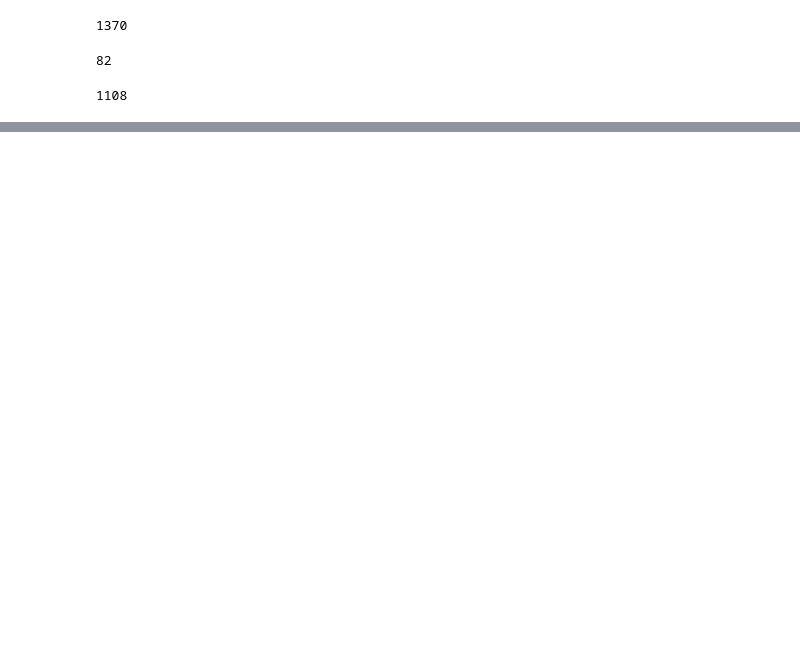
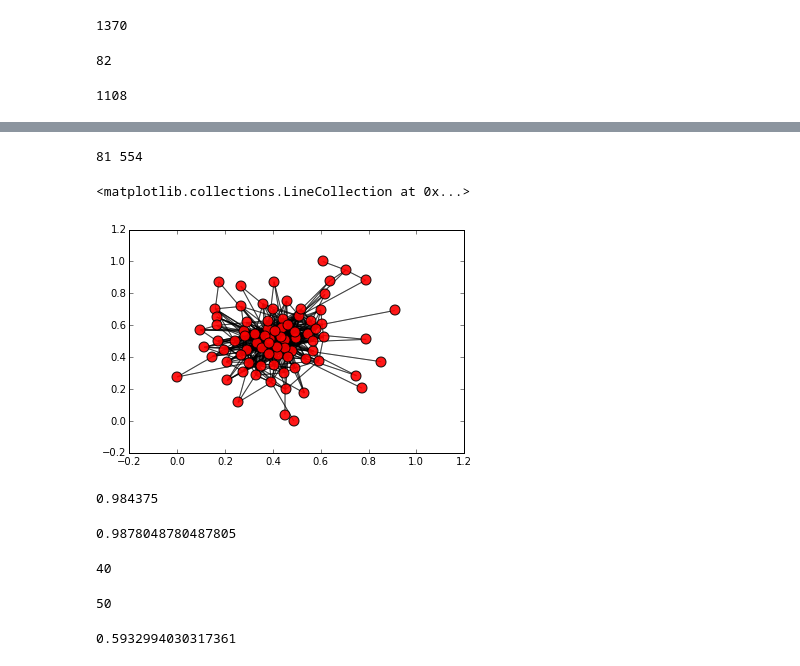
Before and after one commit to chengg04/Python_assignment, a Jupyter notebook: Data_analysis_assignment.ipynb, the cells around one changed output, grey strips where cells are left out. Cells and saved outputs as stored; diff of their text form; code cells hidden in the pictures; blank space fills up the shorter version.

```diff
--- a/Data_analysis_assignment.ipynb
+++ b/Data_analysis_assignment.ipynb
@@ -92,0 +124,45 @@ len(high_review_friends)
+# %%
+highreview_friends_graph=nx.Graph()
+highreview_friends_graph.add_edges_from(high_review_friends)
+print(highreview_friends_graph.number_of_nodes(),highreview_friends_graph.number_of_edges())
+# %% [output]
+81 554
+# %%
+pos2=nx.spring_layout(highreview_friends_graph)
+nx.draw_networkx_nodes(highreview_friends_graph,pos2,
+                      node_color='r',
+                      node_size=100,
+                      alpha=0.9)
+nx.draw_networkx_edges(highreview_friends_graph,pos2,
+                       edgelist=high_review_friends,
+                      width=1,
+                      alpha=0.5,edge_color='black')
+# %% [output]
+<matplotlib.collections.LineCollection at 0x...>
+[figure, added]
+# %%
+connected_popular=list()
+for comp in nx.connected_components(popular_friends_graph):
+    connected_popular.append(comp)
+len(connected_popular[0])/len(popular_users)
+# %% [output]
+0.984375
+# %%
+connected_review=list()
+for comp in nx.connected_components(highreview_friends_graph):
+    connected_review.append(comp)
+len(connected_review[0])/len(high_review_users)
+# %% [output]
+0.9878048780487805
+# %%
+max(nx.degree(popular_friends_graph).values())
+# %% [output]
+40
+# %%
+max(nx.degree(highreview_friends_graph).values())
+# %% [output]
+50
+# %%
+nx.average_clustering(popular_friends_graph)
+# %% [output]
+0.5932994030317361
```
Also changed, not shown: parts of 11 cells of this notebook.
